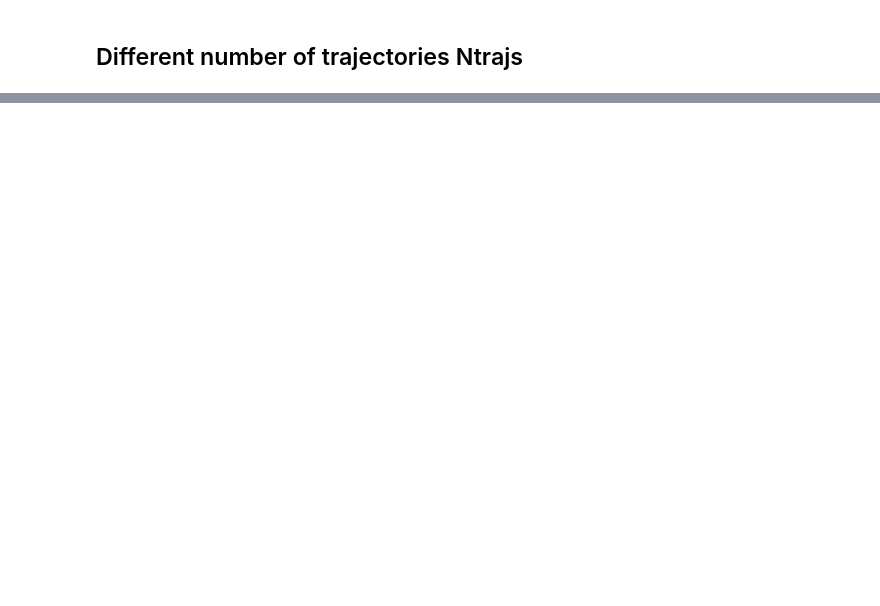
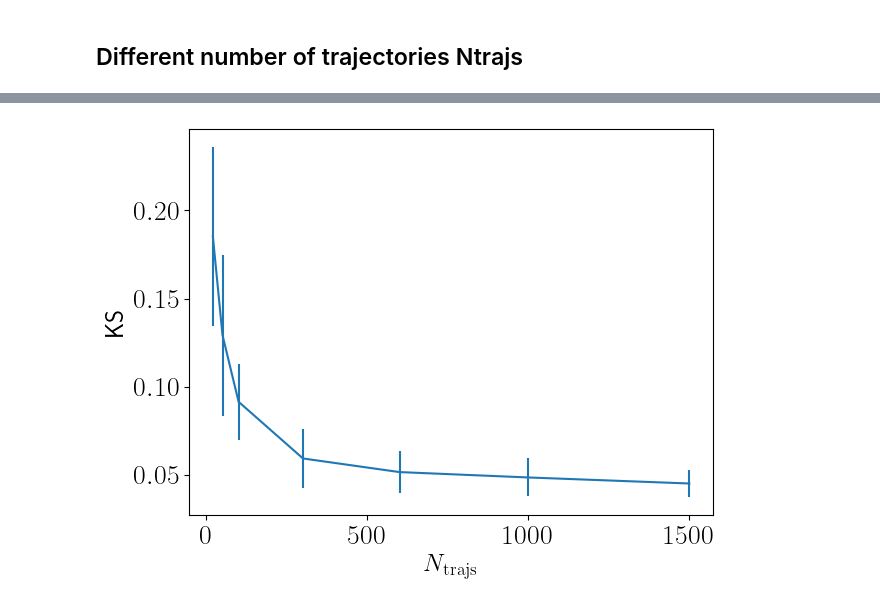
Before and after one commit to ingstra/qubitdyne, a Jupyter notebook: qubit_error_prob_and_ntrajs.ipynb, the cells around one changed output, grey strips where cells are left out. Cells and saved outputs as stored; diff of their text form; code cells hidden in the pictures; blank space fills up the shorter version.

```diff
--- a/qubit_error_prob_and_ntrajs.ipynb
+++ b/qubit_error_prob_and_ntrajs.ipynb
@@ -338,0 +346,8 @@ list_var_ks_ntrajs
+# %%
+plt.errorbar(ntrajs_list, list_mean_ks_ntrajs, yerr = np.sqrt(list_var_ks_ntrajs))
+plt.xlabel('$N_\mathrm{trajs}$')
+plt.ylabel('KS')
+plt.tight_layout()
+#plt.savefig('ks_vs_ntrajs.pdf')
+# %% [output]
+[figure, added]
```
Also changed, not shown: parts of 11 cells of this notebook.
